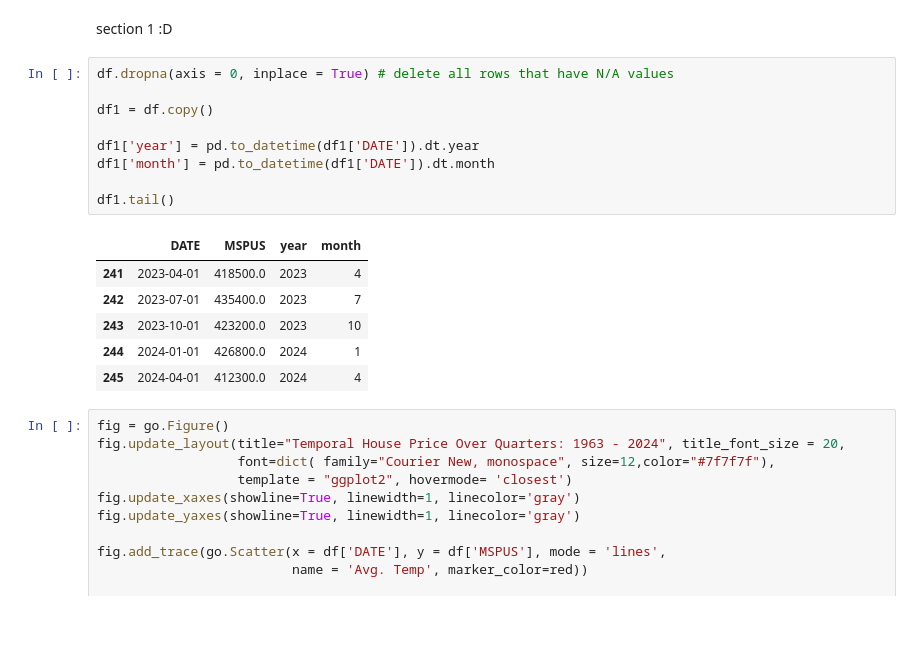
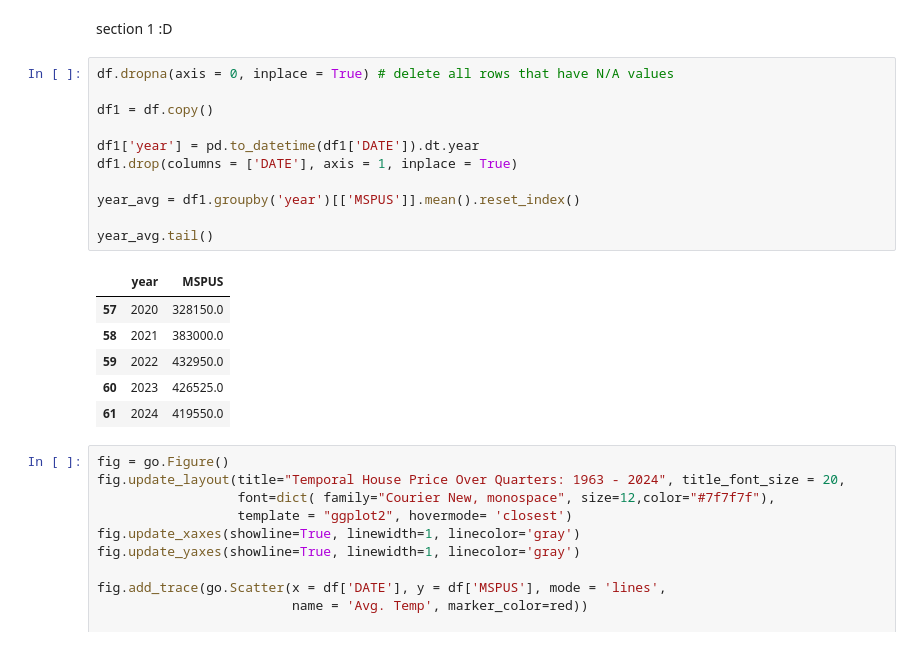
Before and after one commit to LWGames423/Data-Science-2425, a Jupyter notebook: Analysis.ipynb, the cells around one changed output. Cells and saved outputs as stored; diff of their text form.

```diff
--- a/Analysis.ipynb
+++ b/Analysis.ipynb
@@ -71,19 +71,21 @@ section 1 :D
 # %%
 df.dropna(axis = 0, inplace = True) # delete all rows that have N/A values
 
 df1 = df.copy()
 
 df1['year'] = pd.to_datetime(df1['DATE']).dt.year
-df1['month'] = pd.to_datetime(df1['DATE']).dt.month
+df1.drop(columns = ['DATE'], axis = 1, inplace = True)
 
-df1.tail()
+year_avg = df1.groupby('year')[['MSPUS']].mean().reset_index()
+
+year_avg.tail()
 # %% [output]
-|  | DATE | MSPUS | year | month |
-| 241 | 2023-04-01 | 418500.0 | 2023 | 4 |
-| 242 | 2023-07-01 | 435400.0 | 2023 | 7 |
-| 243 | 2023-10-01 | 423200.0 | 2023 | 10 |
-| 244 | 2024-01-01 | 426800.0 | 2024 | 1 |
-| 245 | 2024-04-01 | 412300.0 | 2024 | 4 |
+|  | year | MSPUS |
+| 57 | 2020 | 328150.0 |
+| 58 | 2021 | 383000.0 |
+| 59 | 2022 | 432950.0 |
+| 60 | 2023 | 426525.0 |
+| 61 | 2024 | 419550.0 |
 # %%
 fig = go.Figure()
 fig.update_layout(title="Temporal House Price Over Quarters: 1963 - 2024", title_font_size = 20,
```
Also changed, not shown: parts of 1 cell of this notebook.
